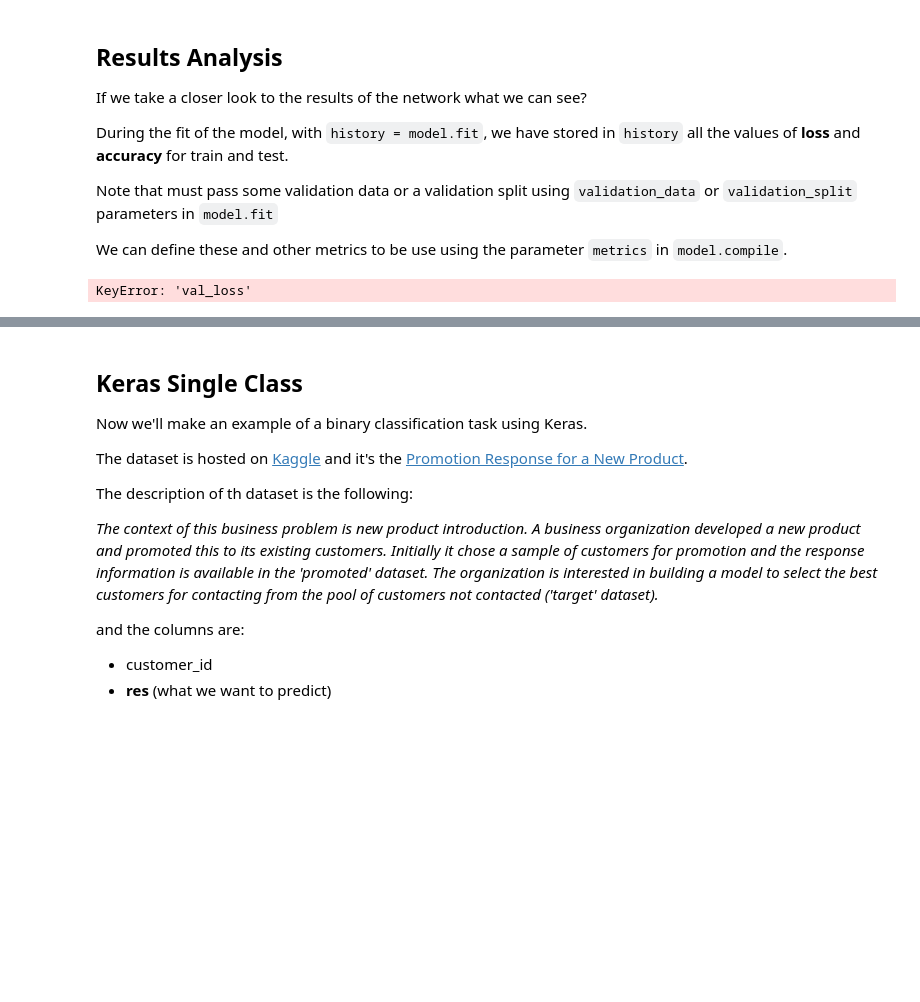
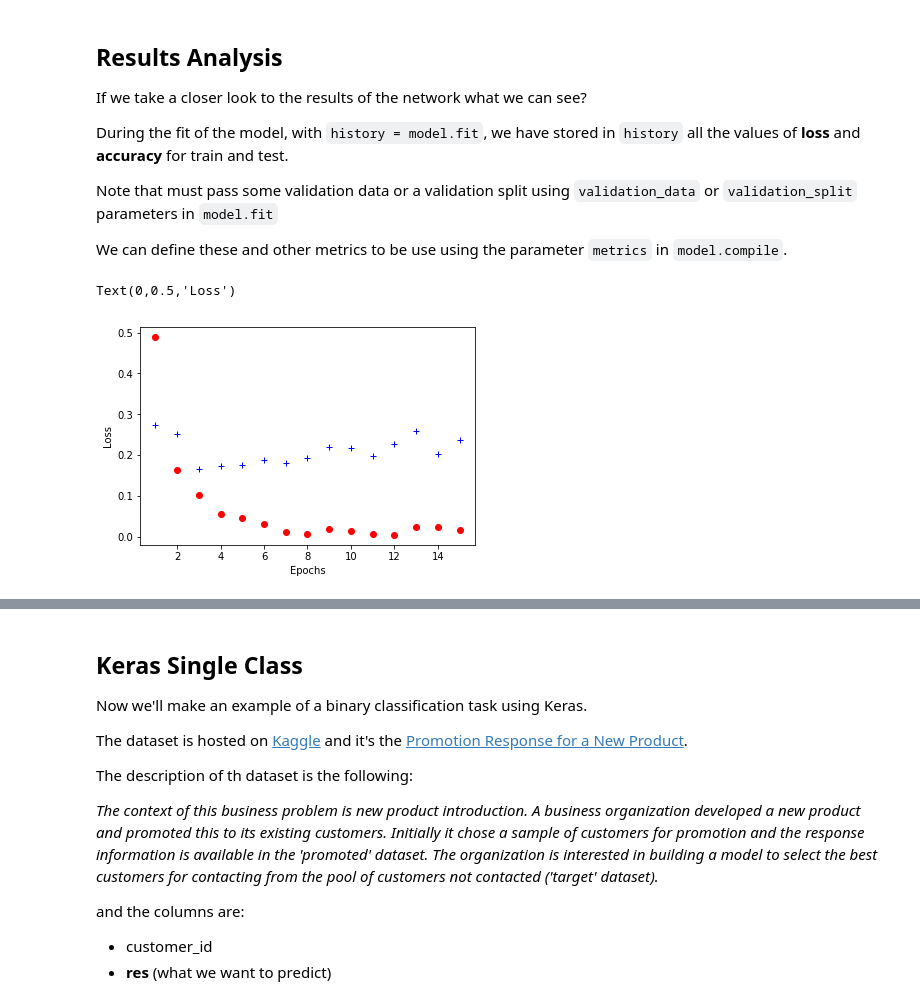
Before and after one commit to SalMarco/ThirdLesson, a Jupyter notebook: Lesson3-1.ipynb, the cells around one changed output, grey strips where cells are left out. Cells and saved outputs as stored; diff of their text form; code cells hidden in the pictures; blank space fills up the shorter version.

```diff
--- a/Lesson3-1.ipynb
+++ b/Lesson3-1.ipynb
@@ -294,15 +311,16 @@ pd.DataFrame(history.history)
 # %%
 from matplotlib import pyplot as plt
 history_dict=history.history
 loss_values = history_dict['loss']
 val_loss_values = history_dict['val_loss']
 epochs = range(1, len(loss_values) + 1)
-plt.plot(epochs, loss_values, 'bo')
+plt.plot(epochs, loss_values, 'ro')
 plt.plot(epochs, val_loss_values, 'b+')
 plt.xlabel('Epochs')
 plt.ylabel('Loss')
 # %% [output]
-KeyError: 'val_loss'
+Text(0,0.5,'Loss')
+[figure, added]
 # %%
 loss_values = history_dict['acc']
 val_loss_values = history_dict['val_acc']
```
Also changed, not shown: parts of 7 cells of this notebook, 1 other file.
